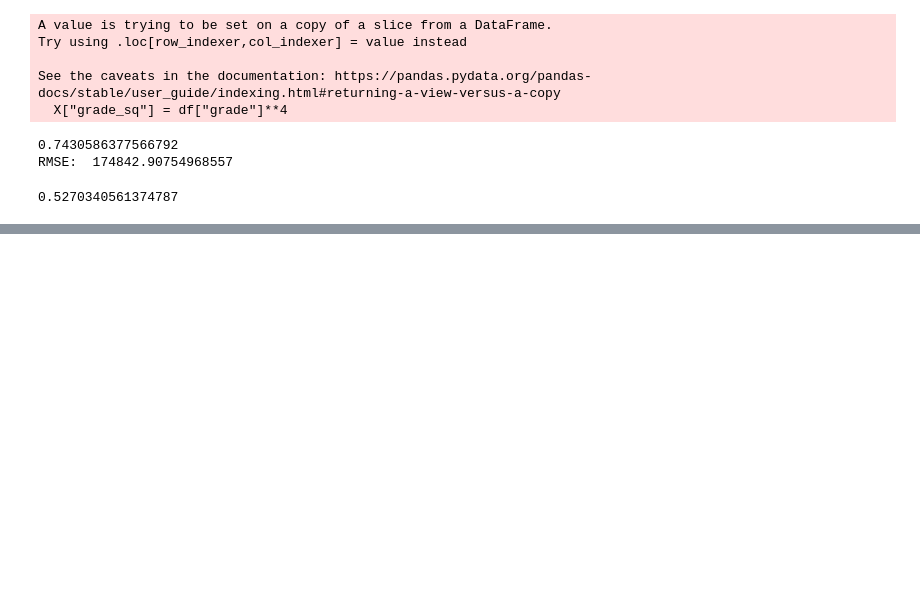
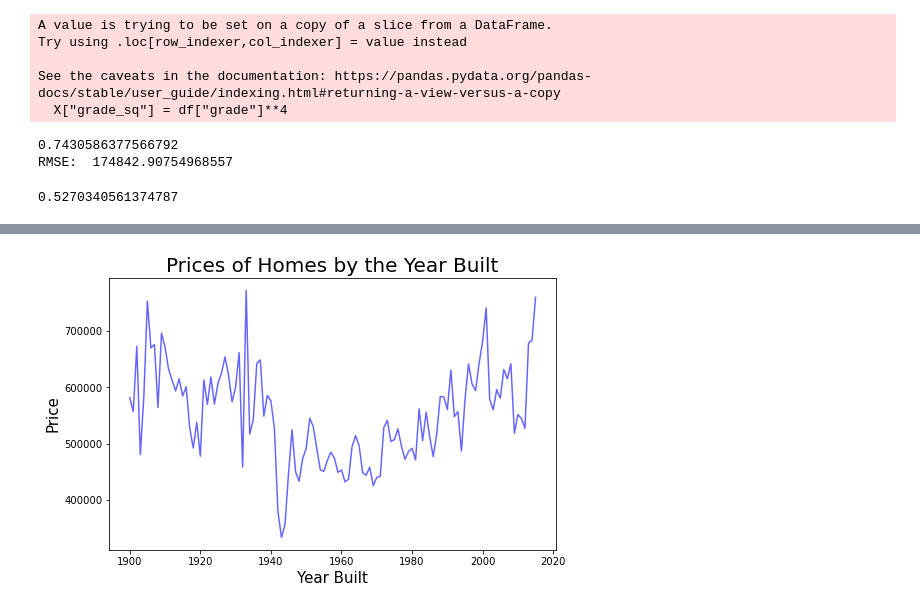
Before and after one commit to jnhoogstra/bsc-phase-two-project, a Jupyter notebook: notebooks/exploratory/lorin/new Notebook.ipynb, the cells around one changed output, grey strips where cells are left out. Cells and saved outputs as stored; diff of their text form; code cells hidden in the pictures; blank space fills up the shorter version.

```diff
--- a/notebooks/exploratory/lorin/new Notebook.ipynb
+++ b/notebooks/exploratory/lorin/new Notebook.ipynb
@@ -239,0 +332,9 @@ df.corr()['grade']['high_grade']
+# %%
+plt.figure(figsize = (8,5))
+sns.lineplot(x="yr_built",y="price", data = df, color='blue', err_style=None, alpha=0.6);
+
+plt.title('Prices of Homes by the Year Built', fontsize = 20)
+plt.xlabel('Year Built', fontsize = 15)
+plt.ylabel('Price', fontsize = 15);
+# %% [output]
+[figure, added]
```
Also changed, not shown: parts of 10 cells of this notebook.
